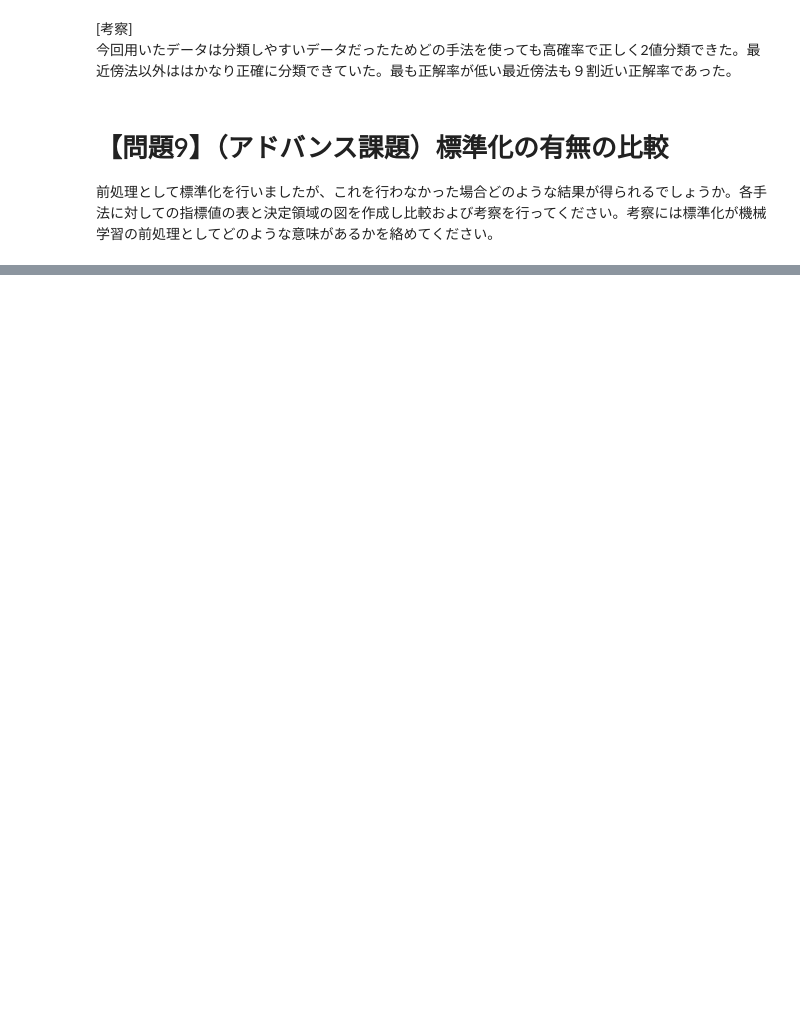
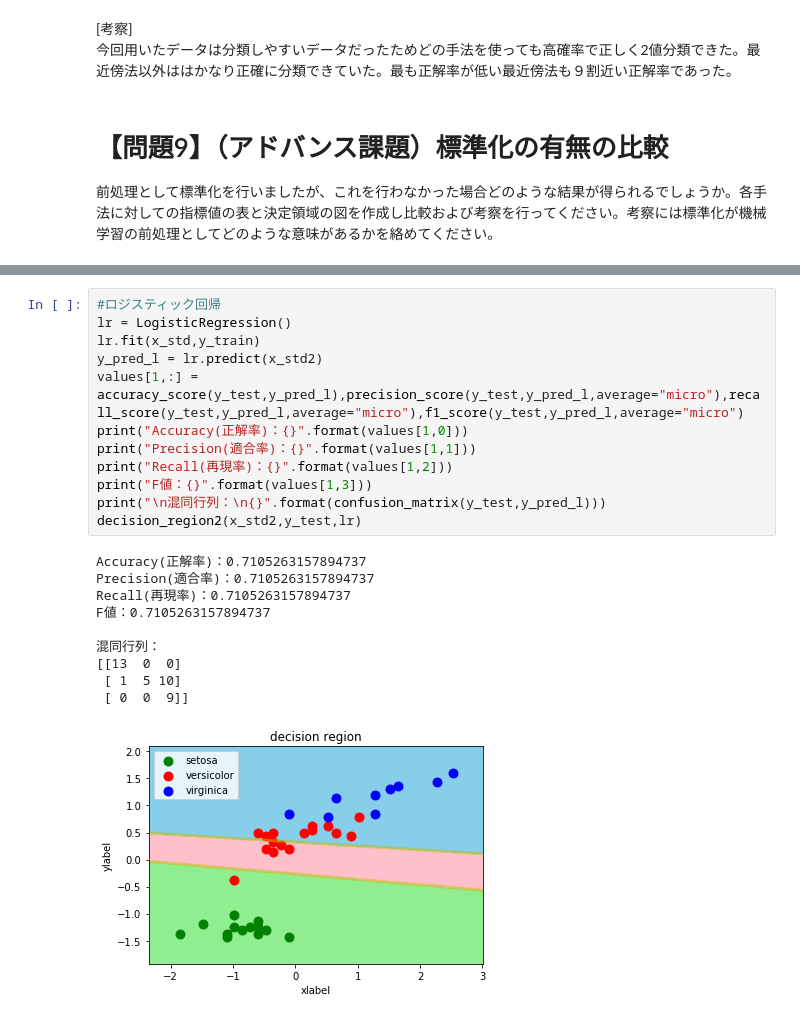
Before and after one commit to Go-to-Ray/diveintocode-ml-1, a Jupyter notebook: week4/week4_task1.ipynb, the cells around one changed output, grey strips where cells are left out. Saved outputs shown, nothing was run; the diff lists cells and outputs as text; blank space fills up the shorter version.

```diff
--- a/week4/week4_task1.ipynb
+++ b/week4/week4_task1.ipynb
@@ -514,0 +606,23 @@ display(pd.DataFrame(values2,index = ["最近傍法","ロジスティック回
+# %%
+#ロジスティック回帰
+lr = LogisticRegression()
+lr.fit(x_std,y_train)
+y_pred_l = lr.predict(x_std2)
+values[1,:] = accuracy_score(y_test,y_pred_l),precision_score(y_test,y_pred_l,average="micro"),recall_score(y_test,y_pred_l,average="micro"),f1_score(y_test,y_pred_l,average="micro")
+print("Accuracy(正解率)：{}".format(values[1,0]))
+print("Precision(適合率)：{}".format(values[1,1]))
+print("Recall(再現率)：{}".format(values[1,2]))
+print("F値：{}".format(values[1,3]))
+print("\n混同行列：\n{}".format(confusion_matrix(y_test,y_pred_l)))
+decision_region2(x_std2,y_test,lr)
+# %% [output]
+Accuracy(正解率)：0.7105263157894737
+Precision(適合率)：0.7105263157894737
+Recall(再現率)：0.7105263157894737
+F値：0.7105263157894737
+
+混同行列：
+[[13  0  0]
+ [ 1  5 10]
+ [ 0  0  9]]
+[figure, added]
```
Also changed, not shown: parts of 24 cells of this notebook.
